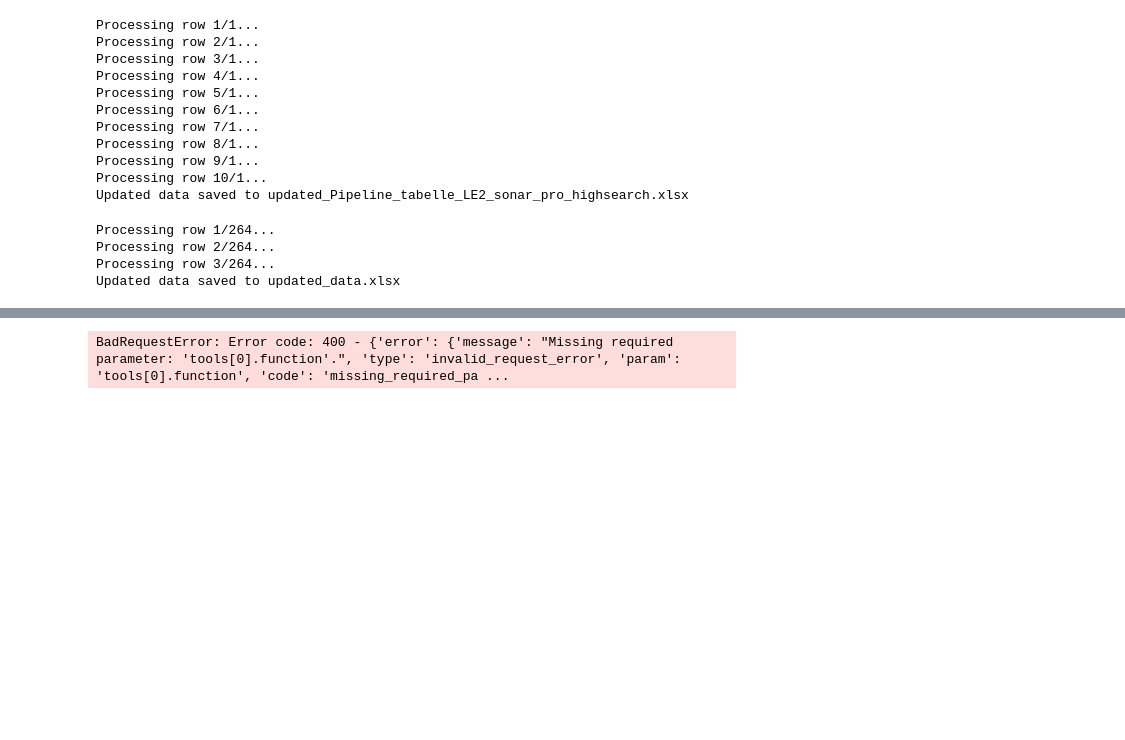
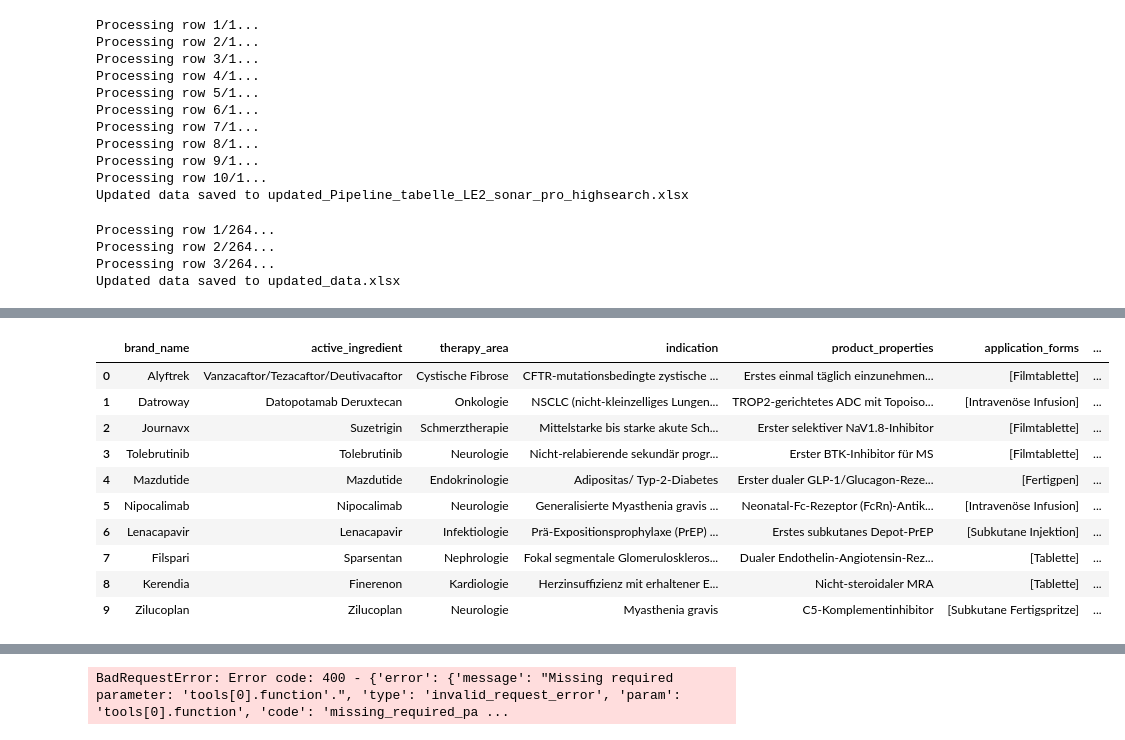
Before and after one commit to rfahrn/openai, a Jupyter notebook: first_api.ipynb, the cells around one changed output, grey strips where cells are left out. Drawn from its saved outputs; the diff is of its cells as text; code cells hidden in the pictures; blank space fills up the shorter version.

```diff
--- a/first_api.ipynb
+++ b/first_api.ipynb
@@ -556,0 +491,22 @@ Für eine **vollständige Liste** sind regelmäßige Updates bis 2025 erforderli
+# %%
+import pandas as pd
+import json
+response_json = response.json()
+raw_content = response_json["choices"][0]["message"]["content"]
+cleaned_content = re.sub(r"<think>.*?</think>", "", raw_content, flags=re.DOTALL).strip()
+data = json.loads(cleaned_content)
+molecules = data["molecules"]
+df = pd.json_normalize(molecules)
+df
+# %% [output]
+|  | brand_name | active_ingredient | therapy_area | indication | product_properties | application_forms | ... |
+| 0 | Alyftrek | Vanzacaftor/Tezacaftor/Deutivacaftor | Cystische Fibrose | CFTR-mutationsbedingte zystische ... | Erstes einmal täglich einzunehmen... | [Filmtablette] | ... |
+| 1 | Datroway | Datopotamab Deruxtecan | Onkologie | NSCLC (nicht-kleinzelliges Lungen... | TROP2-gerichtetes ADC mit Topoiso... | [Intravenöse Infusion] | ... |
+| 2 | Journavx | Suzetrigin | Schmerztherapie | Mittelstarke bis starke akute Sch... | Erster selektiver NaV1.8-Inhibitor | [Filmtablette] | ... |
+| 3 | Tolebrutinib | Tolebrutinib | Neurologie | Nicht-relabierende sekundär progr... | Erster BTK-Inhibitor für MS | [Filmtablette] | ... |
+| 4 | Mazdutide | Mazdutide | Endokrinologie | Adipositas/ Typ-2-Diabetes | Erster dualer GLP-1/Glucagon-Reze... | [Fertigpen] | ... |
+| 5 | Nipocalimab | Nipocalimab | Neurologie | Generalisierte Myasthenia gravis ... | Neonatal-Fc-Rezeptor (FcRn)-Antik... | [Intravenöse Infusion] | ... |
+| 6 | Lenacapavir | Lenacapavir | Infektiologie | Prä-Expositionsprophylaxe (PrEP) ... | Erstes subkutanes Depot-PrEP | [Subkutane Injektion] | ... |
+| 7 | Filspari | Sparsentan | Nephrologie | Fokal segmentale Glomeruloskleros... | Dualer Endothelin-Angiotensin-Rez... | [Tablette] | ... |
+| 8 | Kerendia | Finerenon | Kardiologie | Herzinsuffizienz mit erhaltener E... | Nicht-steroidaler MRA | [Tablette] | ... |
+| 9 | Zilucoplan | Zilucoplan | Neurologie | Myasthenia gravis | C5-Komplementinhibitor | [Subkutane Fertigspritze] | ... |
```
Also changed, not shown: parts of 17 cells of this notebook, 18 other files.
